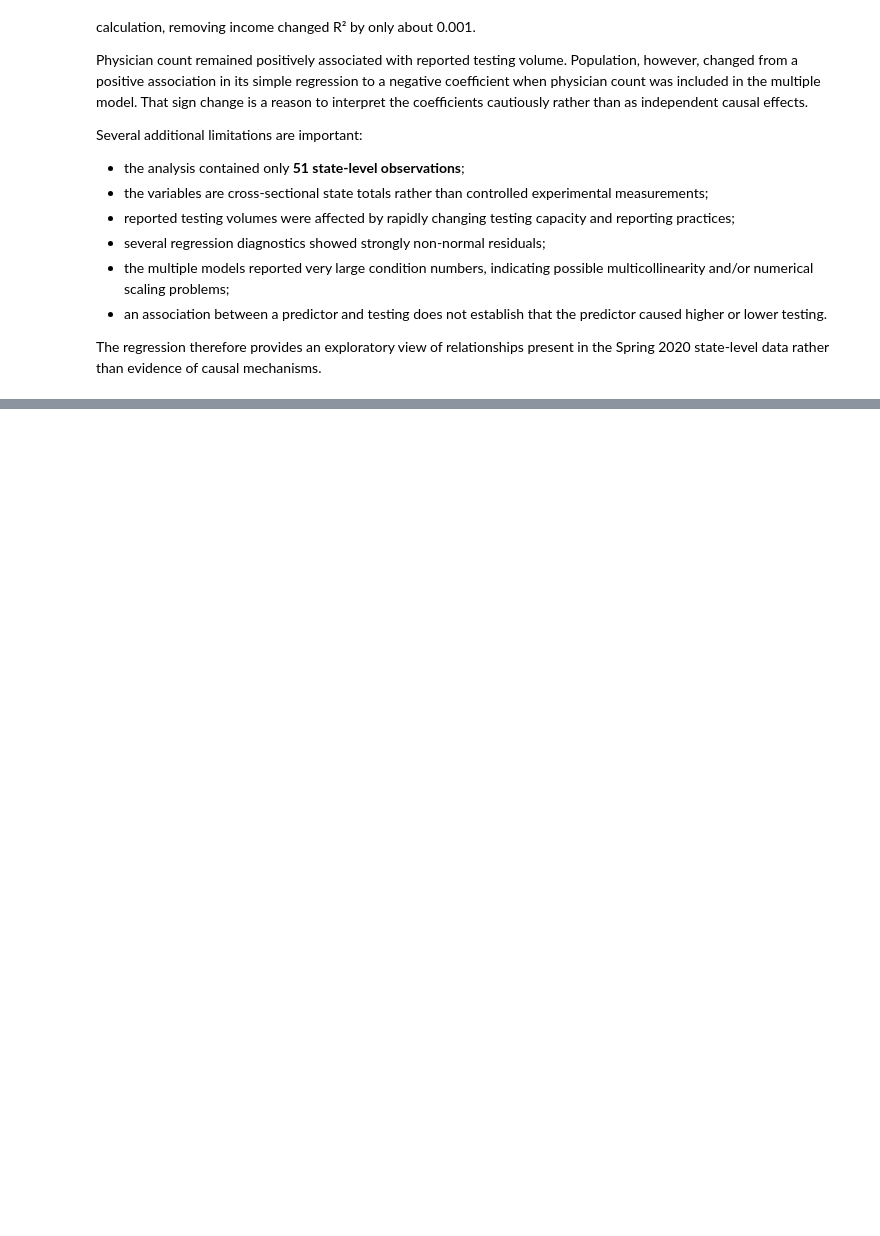
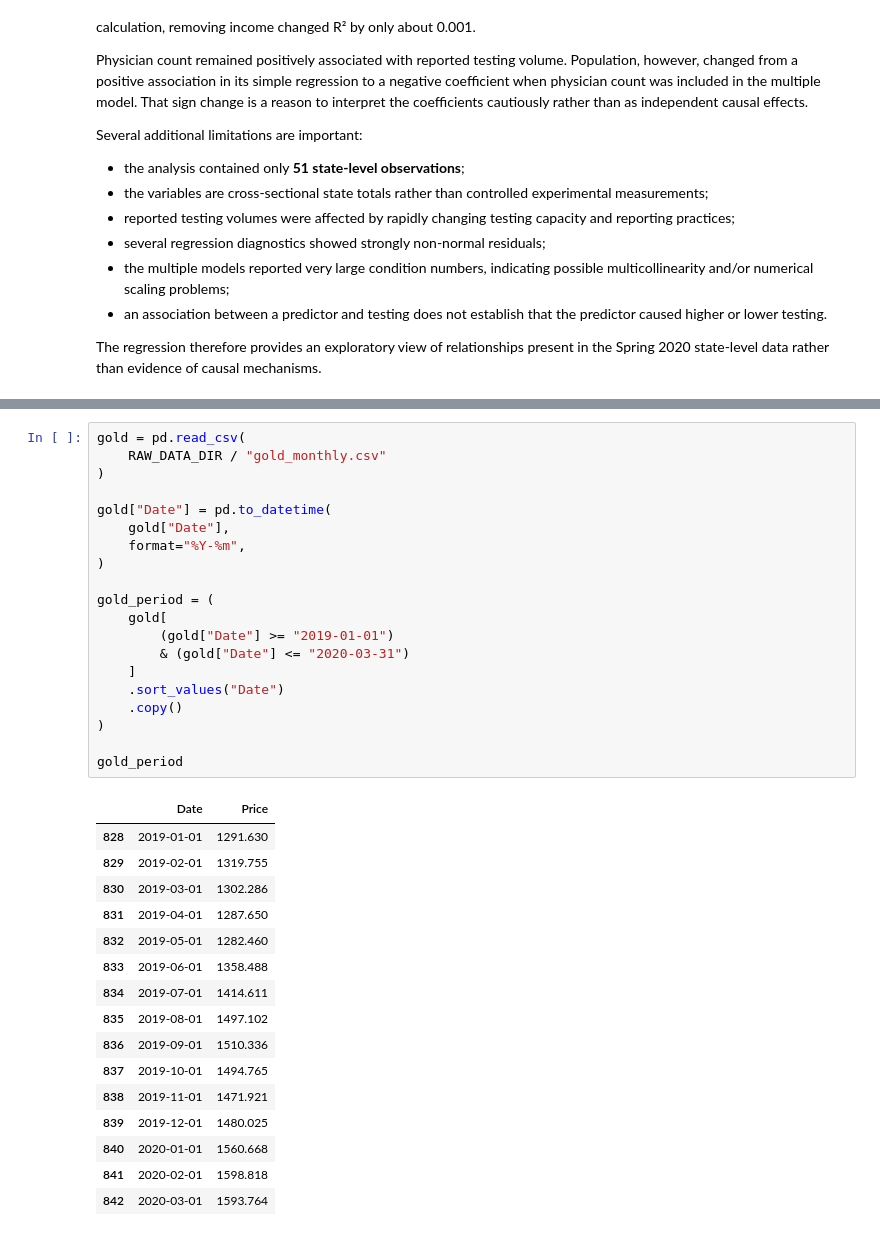
Before and after one commit to 19meghas/nyu-covid19-data-analysis, a Jupyter notebook: notebooks/01_restored_covid19_analysis.ipynb, the cells around one changed output, grey strips where cells are left out. Drawn from its saved outputs; the diff is of its cells as text; blank space fills up the shorter version.

```diff
--- a/notebooks/01_restored_covid19_analysis.ipynb
+++ b/notebooks/01_restored_covid19_analysis.ipynb
@@ -1933,0 +1878,37 @@ ax.spines['top'].set_visible(False)
+# %%
+gold = pd.read_csv(
+    RAW_DATA_DIR / "gold_monthly.csv"
+)
+
+gold["Date"] = pd.to_datetime(
+    gold["Date"],
+    format="%Y-%m",
+)
+
+gold_period = (
+    gold[
+        (gold["Date"] >= "2019-01-01")
+        & (gold["Date"] <= "2020-03-31")
+    ]
+    .sort_values("Date")
+    .copy()
+)
+
+gold_period
+# %% [output]
+|  | Date | Price |
+| 828 | 2019-01-01 | 1291.630 |
+| 829 | 2019-02-01 | 1319.755 |
+| 830 | 2019-03-01 | 1302.286 |
+| 831 | 2019-04-01 | 1287.650 |
+| 832 | 2019-05-01 | 1282.460 |
+| 833 | 2019-06-01 | 1358.488 |
+| 834 | 2019-07-01 | 1414.611 |
+| 835 | 2019-08-01 | 1497.102 |
+| 836 | 2019-09-01 | 1510.336 |
+| 837 | 2019-10-01 | 1494.765 |
+| 838 | 2019-11-01 | 1471.921 |
+| 839 | 2019-12-01 | 1480.025 |
+| 840 | 2020-01-01 | 1560.668 |
+| 841 | 2020-02-01 | 1598.818 |
+| 842 | 2020-03-01 | 1593.764 |
```
Also changed, not shown: parts of 55 cells of this notebook, 2 other files.
